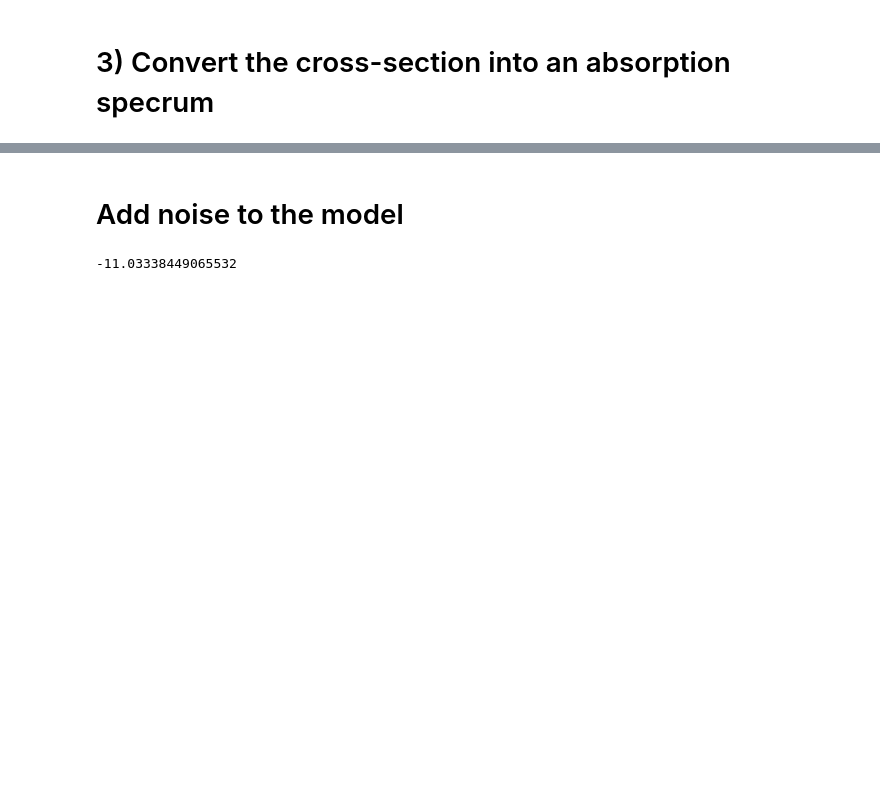
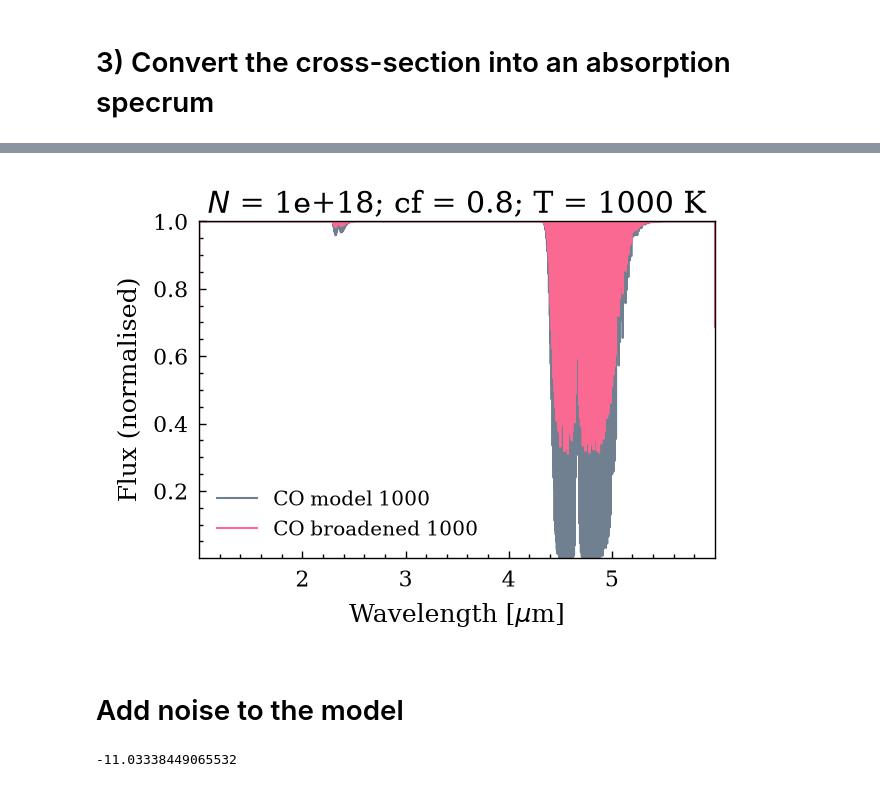
Before and after one commit to allsmurph/Exocomets-Pymolfit, a Jupyter notebook: load_files_for_ccf_new.ipynb, the cells around one changed output, grey strips where cells are left out. Saved outputs shown, nothing was run; the diff lists cells and outputs as text; code cells hidden in the pictures; blank space fills up the shorter version.

```diff
--- a/load_files_for_ccf_new.ipynb
+++ b/load_files_for_ccf_new.ipynb
@@ -198,3 +182,27 @@ plt.show()
+# %%
+
+column_density = 1e18
+
+cover_fraction = 0.8
+temp = 1000
+abs, trans, broad = make_co_template(temp, column_density, cover_fraction)
+model_wavelength, _ = load_co_model(temp)
+
+
+fig, ax = plt.subplots()
+plt.plot(model_wavelength, trans, c='slategrey', label='CO model 1000 ')
+plt.plot(model_wavelength, broad, label='CO broadened 1000 ')
+#plt.xlim(4.5, 4.52)
+ax.ticklabel_format(useOffset=False)
+#plt.ylim(0.999999, 1)
+plt.ylabel('Flux (normalised)')
+plt.xlabel(r'Wavelength [$\mu$m]')
+plt.title(f'$N$ = {column_density:.0e}; cf = {cover_fraction}; T = {temp} K')
+plt.legend()
+plt.tight_layout()
+plt.show()
+# %% [output]
+[figure, added]
 # %% [markdown]
 # Add noise to the model
 # %%
```
Also changed, not shown: parts of 5 cells of this notebook, 4 other files.
